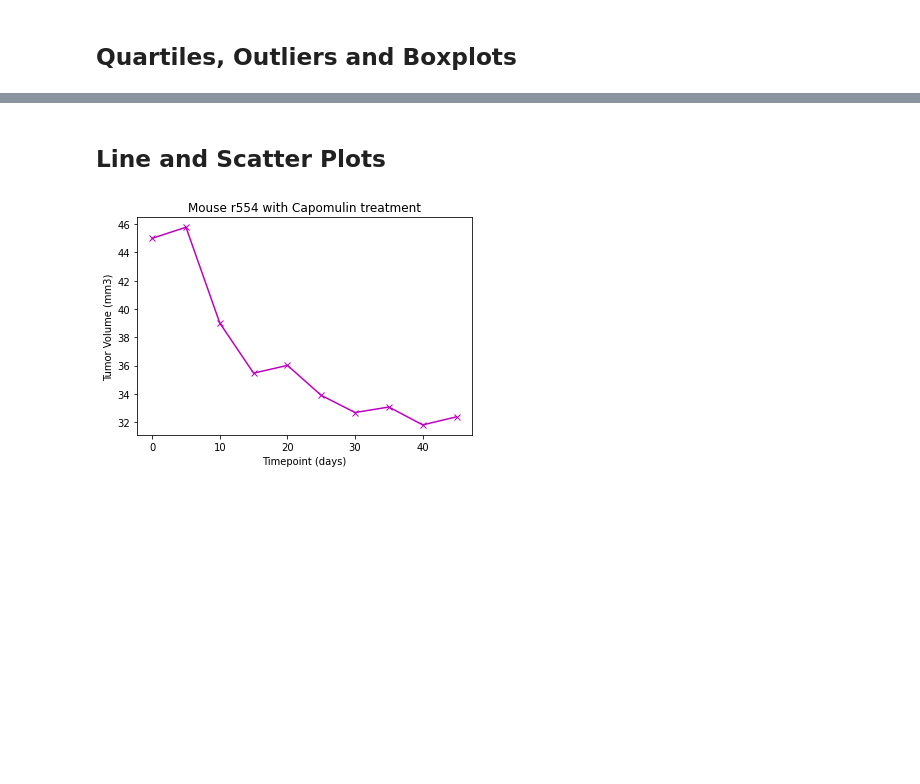
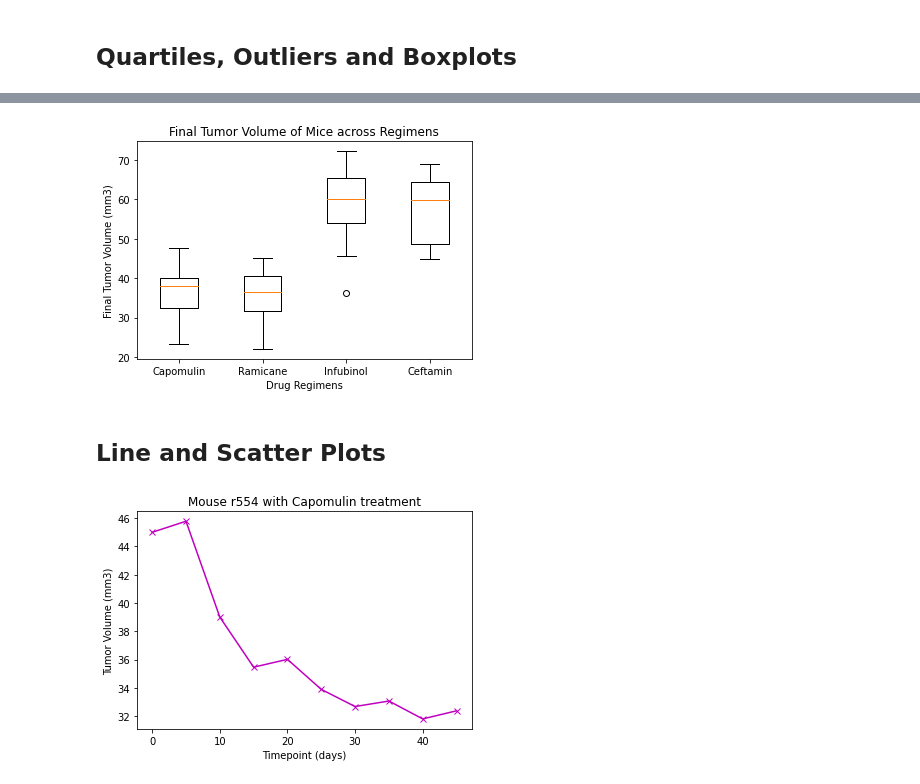
Before and after one commit to vyshnalluri/Matplotlib_Homework, a Jupyter notebook: Pymaceuticals/pymaceuticals_starter.ipynb, the cells around one changed output, grey strips where cells are left out. Drawn from its saved outputs; the diff is of its cells as text; code cells hidden in the pictures; blank space fills up the shorter version.

```diff
--- a/Pymaceuticals/pymaceuticals_starter.ipynb
+++ b/Pymaceuticals/pymaceuticals_starter.ipynb
@@ -219,0 +243,35 @@ plt.show()
+# %%
+# Put treatments into a list for for loop (and later for plot labels)
+regimen_list = ["Capomulin", "Ramicane", "Infubinol", "Ceftamin"]
+
+tumor_vol_data = []
+
+for regimen in regimen_list:
+
+    temp_df = merged_timepoint.loc[merged_timepoint["Drug Regimen"] == regimen]
+    #print(temp_df)
+
+    vol_df = temp_df.loc[temp_df["Timepoint"] == temp_df["Max timepoint"]]
+    #print(vol_df)
+
+    data = vol_df["Tumor Volume (mm3)"]
+    tumor_vol_data.append(data)
+    #print(tumor_vol_data)
+
+    quartiles = data.quantile([.25,.5,.75])
+    lowerq = quartiles[0.25]
+    upperq = quartiles[0.75]
+    iqr = upperq-lowerq
+    print(f"------------------------------------------------{regimen}")
+    print(f"The lower quartile is: {lowerq}")
+    print(f"The upper quartile is: {upperq}")
+    print(f"The interquartile range is: {iqr}")
+
+    lower_bound = lowerq - (1.5*iqr)
+    upper_bound = upperq + (1.5*iqr)
+    print(f"Values below {lower_bound} could be outliers.")
+    print(f"Values above {upper_bound} could be outliers.")
+
+    outlier_df = (data.loc[(vol_df['Tumor Volume (mm3)'] >= upper_bound) |
+                                (vol_df['Tumor Volume (mm3)'] <= lower_bound)])
+    print(f"Number of outliers in this regimen: {outlier_df.count()}")
@@ -220,5 +296,13 @@ plt.show()
 # %%
 # Generate a box plot of the final tumor volume of each mouse across four regimens of interest
+fig1, ax1 = plt.subplots()
+ax1.set_title('Final Tumor Volume of Mice across Regimens')
+ax1.set_ylabel('Final Tumor Volume (mm3)')
+ax1.set_xlabel('Drug Regimens')
+ax1.boxplot(tumor_vol_data, labels=regimen_list)
+plt.show()
+# %% [output]
+[figure, added]
 # %% [markdown]
 ## Line and Scatter Plots
 # %%
```
Also changed, not shown: parts of 11 cells of this notebook.
